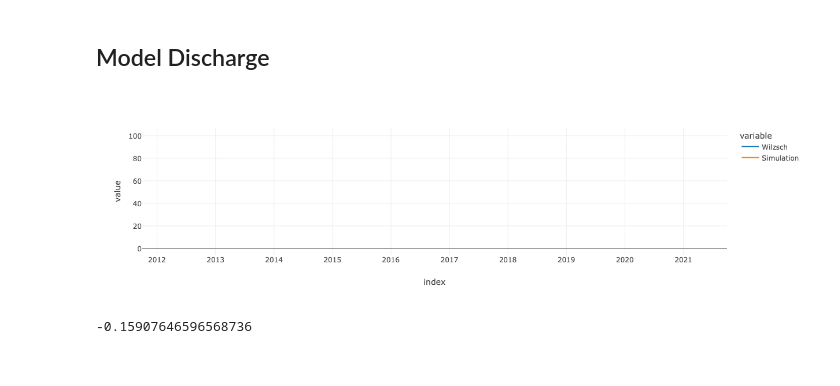
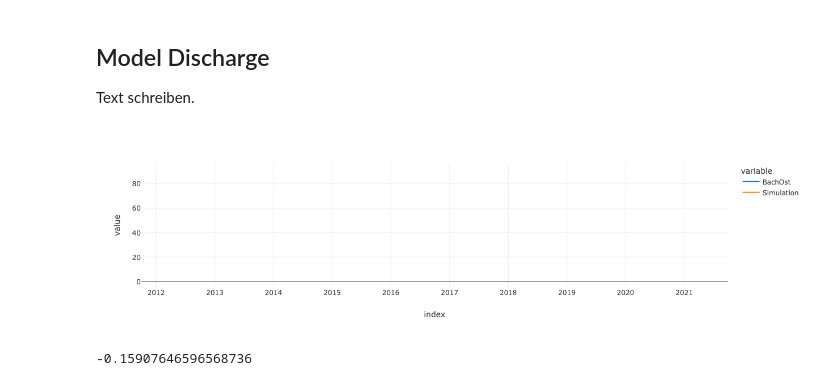
Before and after one commit to cojacoo/hydropedology_lab, a Jupyter notebook: modelling_project/Hydropedo_ModelProject3.ipynb, the cells around one changed output. Saved outputs shown, nothing was run; the diff lists cells and outputs as text; code cells hidden in the pictures.

```diff
--- a/modelling_project/Hydropedo_ModelProject3.ipynb
+++ b/modelling_project/Hydropedo_ModelProject3.ipynb
@@ -1,4 +1,6 @@
 # %% [markdown]
 ## Model Discharge
+
+Text schreiben.
 # %%
 %matplotlib inline
@@ -23,13 +25,13 @@ params = [86.,0.73,9.,1.3,0.9]
 w1 = pG.tWeightsL1(params[3])
 w2 = pG.tWeightsL2(params[3])
 
-Qsim = pG.pyGR4J(WB_carlsfeld1D[['Prec','ETo','Wilzsch']].values,params,w1,w2)
+Qsim = pG.pyGR4J(WB_carlsfeld1D[['Prec','ETo','BachOst']].values,params,w1,w2)
 Qsim = pd.Series(Qsim,index=WB_carlsfeld1D.index)
 Qsim.name = 'Simulation'
 # %%
-px.line(pd.concat([WB_carlsfeld1D.Wilzsch,Qsim],axis=1), template='none')
+px.line(pd.concat([WB_carlsfeld1D.BachOst,Qsim],axis=1), template='none')
 # %% [output]
-[figure, old version]
+[figure, new version]
 # %%
 class spotpy_setup(object):
     def __init__(self):
```
Also changed, not shown: parts of 4 cells of this notebook, 1 other file.
